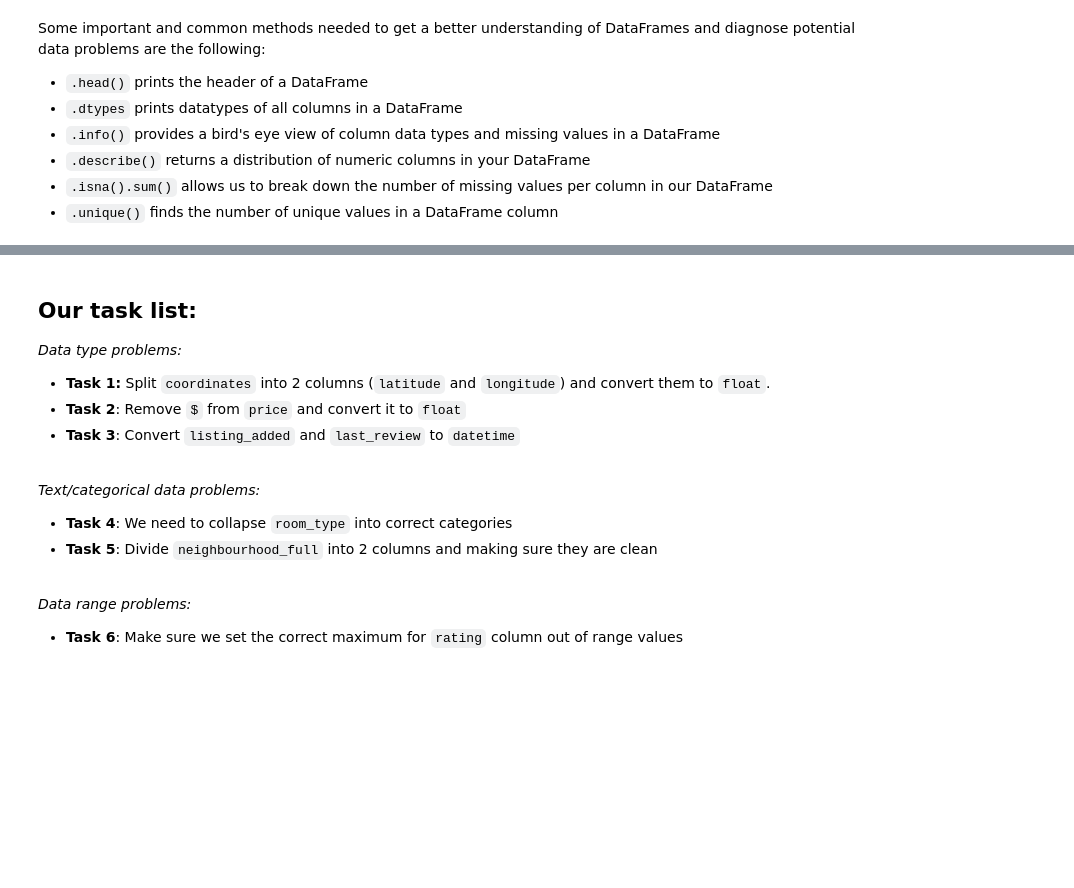
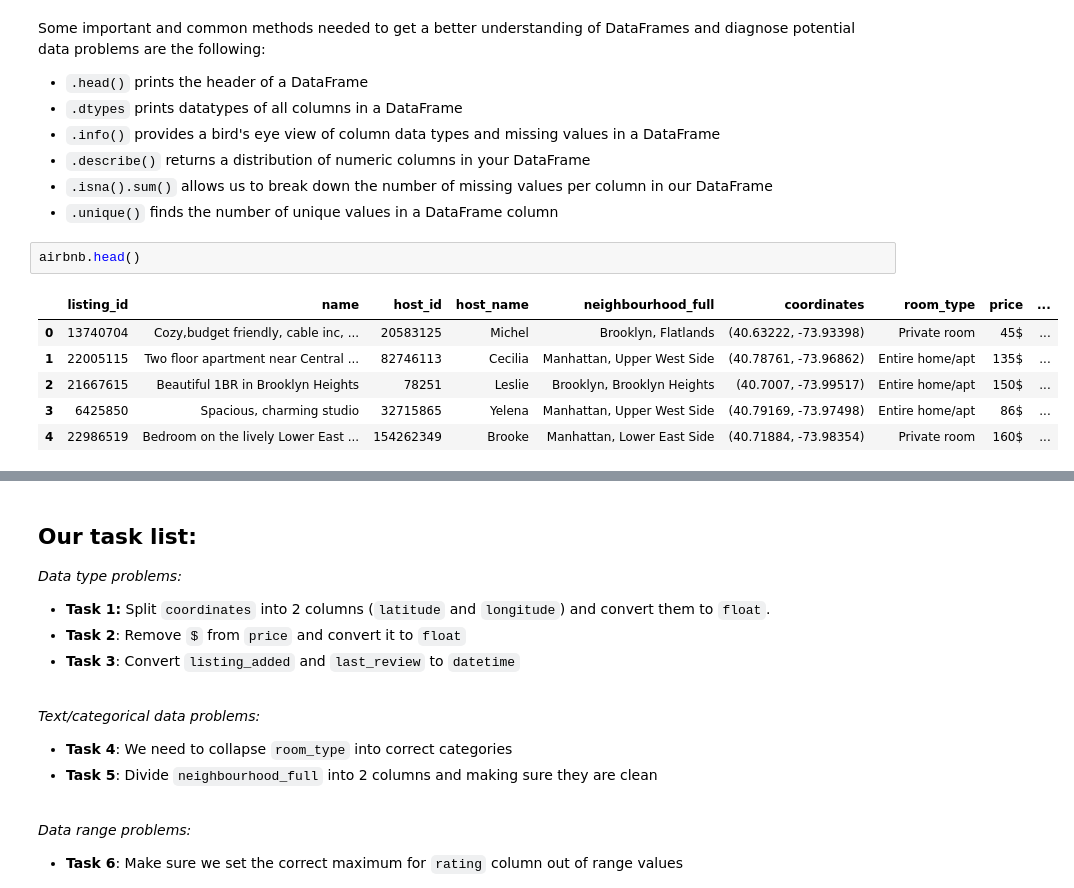
Before and after one commit to chrigorion/Data_Engineering_reichch4, a Jupyter notebook: Lab_04/DE_Lab04.ipynb, the cells around one changed output, grey strips where cells are left out. Cells and saved outputs as stored; diff of their text form; blank space fills up the shorter version.

```diff
--- a/Lab_04/DE_Lab04.ipynb
+++ b/Lab_04/DE_Lab04.ipynb
@@ -42,3 +42,12 @@ Some important and common methods needed to get a better understanding of DataFr
 - `.describe()` returns a distribution of numeric columns in your DataFrame
 - `.isna().sum()` allows us to break down the number of missing values per column in our DataFrame
 - `.unique()` finds the number of unique values in a DataFrame column
+# %%
+airbnb.head()
+# %% [output]
+|  | listing_id | name | host_id | host_name | neighbourhood_full | coordinates | room_type | price | ... |
+| 0 | 13740704 | Cozy,budget friendly, cable inc, ... | 20583125 | Michel | Brooklyn, Flatlands | (40.63222, -73.93398) | Private room | 45$ | ... |
+| 1 | 22005115 | Two floor apartment near Central ... | 82746113 | Cecilia | Manhattan, Upper West Side | (40.78761, -73.96862) | Entire home/apt | 135$ | ... |
+| 2 | 21667615 | Beautiful 1BR in Brooklyn Heights | 78251 | Leslie | Brooklyn, Brooklyn Heights | (40.7007, -73.99517) | Entire home/apt | 150$ | ... |
+| 3 | 6425850 | Spacious, charming studio | 32715865 | Yelena | Manhattan, Upper West Side | (40.79169, -73.97498) | Entire home/apt | 86$ | ... |
+| 4 | 22986519 | Bedroom on the lively Lower East ... | 154262349 | Brooke | Manhattan, Lower East Side | (40.71884, -73.98354) | Private room | 160$ | ... |
```
Also changed, not shown: parts of 13 cells of this notebook.
